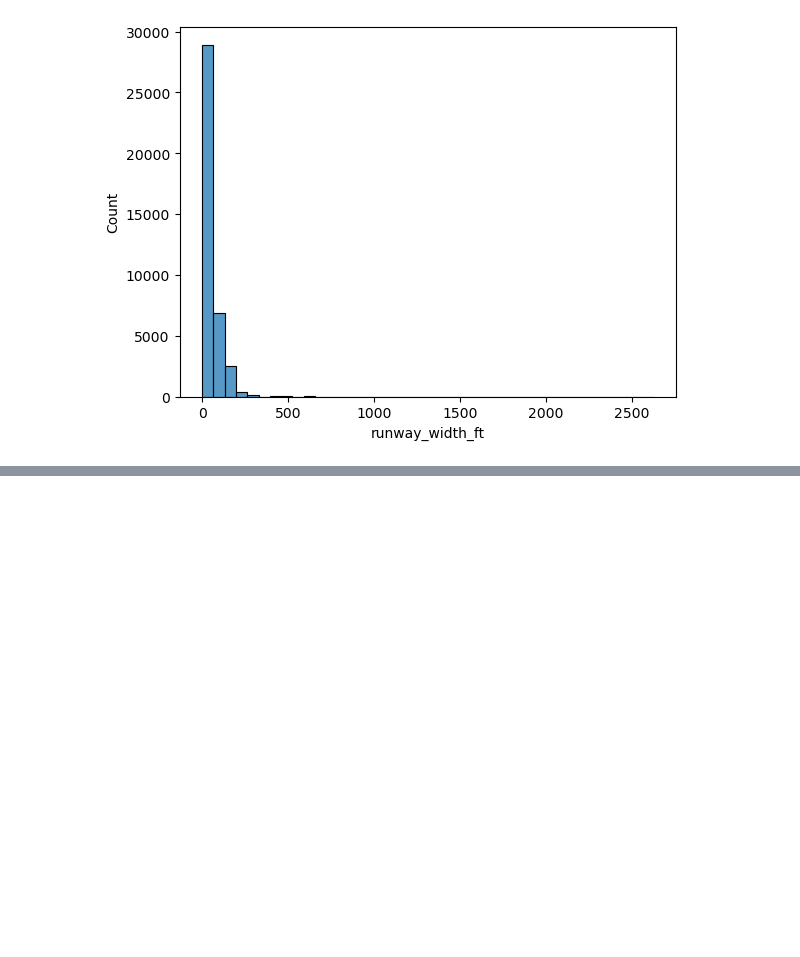
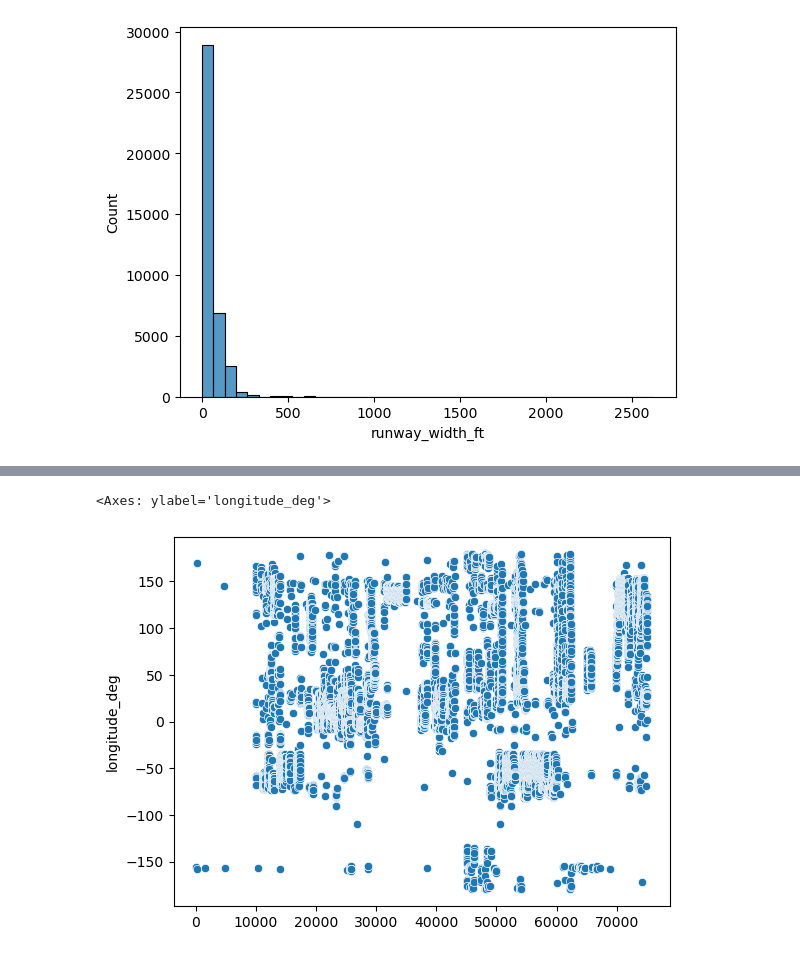
Before and after one commit to ameerhassan22/World_Airports, a Jupyter notebook: World Airports.ipynb, the cells around one changed output, grey strips where cells are left out. Cells and saved outputs as stored; diff of their text form; code cells hidden in the pictures; blank space fills up the shorter version.

```diff
--- a/World Airports.ipynb
+++ b/World Airports.ipynb
@@ -419,0 +430,5 @@ sns.histplot(data=train,x='runway_width_ft',bins=40)
+# %%
+sns.scatterplot(data=train.longitude_deg)
+# %% [output]
+<Axes: ylabel='longitude_deg'>
+[figure, added]
```
Also changed, not shown: parts of 3 cells of this notebook.
